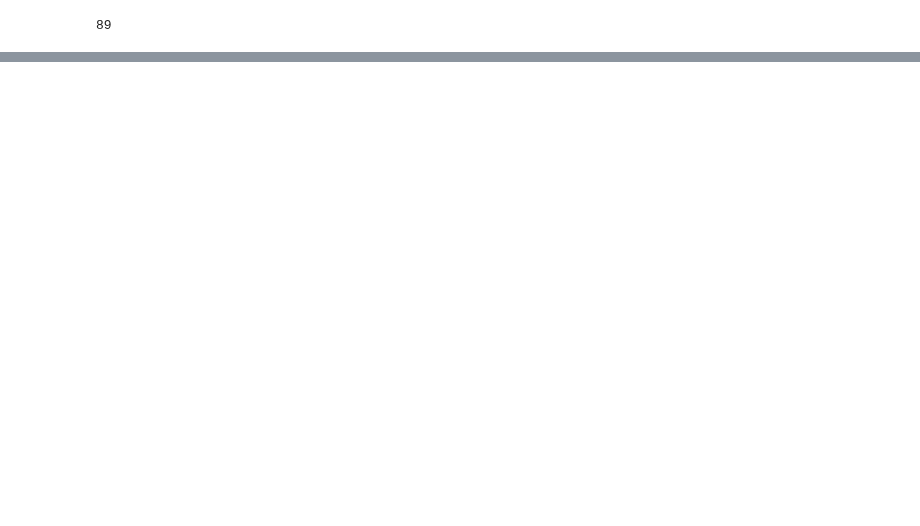
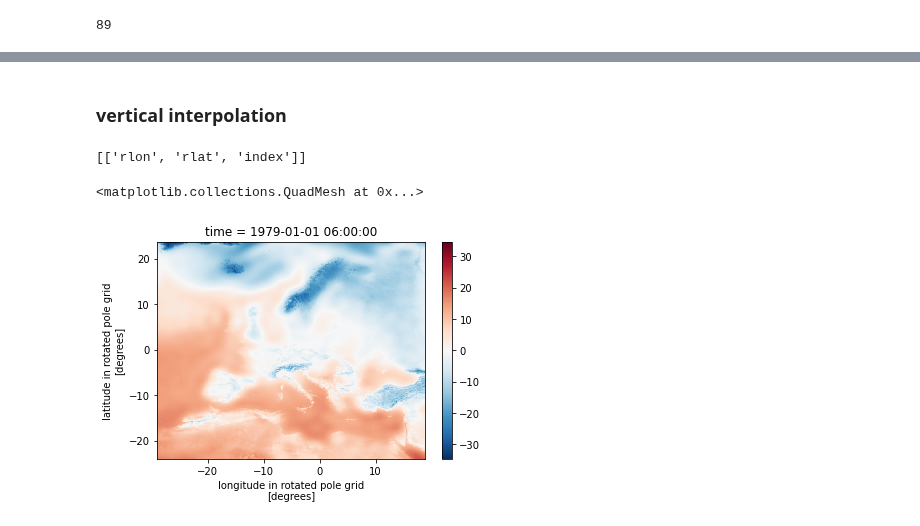
Before and after one commit to remo-rcm/pyremo, a Jupyter notebook: notebooks/preproc-dev.ipynb, the cells around one changed output, grey strips where cells are left out. Cells and saved outputs as stored; diff of their text form; code cells hidden in the pictures; blank space fills up the shorter version.

```diff
--- a/notebooks/preproc-dev.ipynb
+++ b/notebooks/preproc-dev.ipynb
@@ -678,0 +627,42 @@ kpbl
+# %% [markdown]
+### vertical interpolation
+# %%
+def interpolate_vertical(xge, psge, ps1em, akhgm, bkhgm, akhem, bkhem, varname, kpbl):
+    twoD_dims = list(horizontal_dims(psge))
+    threeD_dims = list(horizontal_dims(psge)) + ['lev']
+    input_core_dims = ( [threeD_dims] + 2*[twoD_dims] +
+                        [[akhgm.dims[0]], [bkhgm.dims[0]], [akhem.dims[0]], [bkhem.dims[0]],[], []] )
+    output_core_dims = [twoD_dims+[akhem.dims[0]]]
+    print(output_core_dims)
+    result = xr.apply_ufunc(
+        intf.interp_vert,  # first the function
+        xge,  # now arguments in the order expected
+        psge,
+        ps1em,
+        akhgm,
+        bkhgm,
+        akhem,
+        bkhem,
+        varname,
+        kpbl,
+        input_core_dims=input_core_dims,  # list with one entry per arg
+        output_core_dims=output_core_dims,  # returned data has 3 dimensions
+        #exclude_dims=set(("index",)),
+        vectorize=True,  # loop over non-core dims, in this case: time
+        dask="parallelized",
+        output_dtypes=[xge.dtype]
+    )
+    return result
+
+
+#interp_vert(tge, psge, ps1em, varmap.akhgm, varmap.bkhgm, varmap.akhem, varmap.bkhem, varname, kpbl)
+# %%
+akhgm = 0.5 * (ds.akgm[:-1] + ds.akgm[1:])
+bkhgm = 0.5 * (ds.bkgm[:-1] + ds.bkgm[1:])
+dakgm = ds.akgm[1:] - ds.akgm[:-1]
+dbkgm = ds.bkgm[1:] - ds.bkgm[:-1]
+# %%
+akbk = pr.tables.vc.tables['vc_27lev'].to_xarray().drop('index')
+#bkem = pr.tables.vc.tables['vc_27lev']
+akhem = 0.5 * (akbk.ak[:-1] + akbk.ak[1:])
+bkhem = 0.5 * (akbk.bk[:-1] + akbk.bk[1:])
@@ -678,0 +672,10 @@ kpbl
+# %%
+tem = interpolate_vertical(tge, psge, ps1em, akhgm, bkhgm,
+                           akhem, bkhem, 'T', kpbl)
+# %% [output]
+[['rlon', 'rlat', 'index']]
+# %%
+(tem.isel(time=0, index=26)-273.5).plot(x='rlon', y='rlat')
+# %% [output]
+<matplotlib.collections.QuadMesh at 0x...>
+[figure, added]
```
Also changed, not shown: parts of 37 cells of this notebook, 3 other files.
